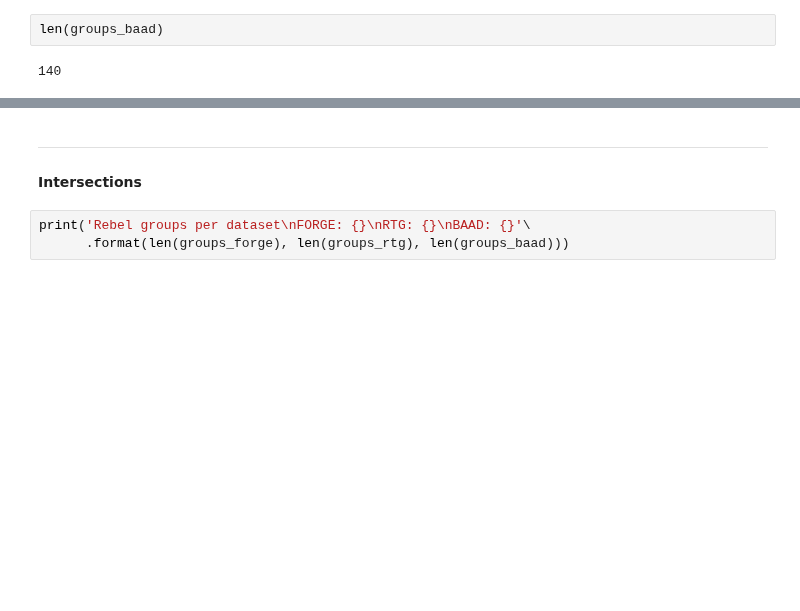
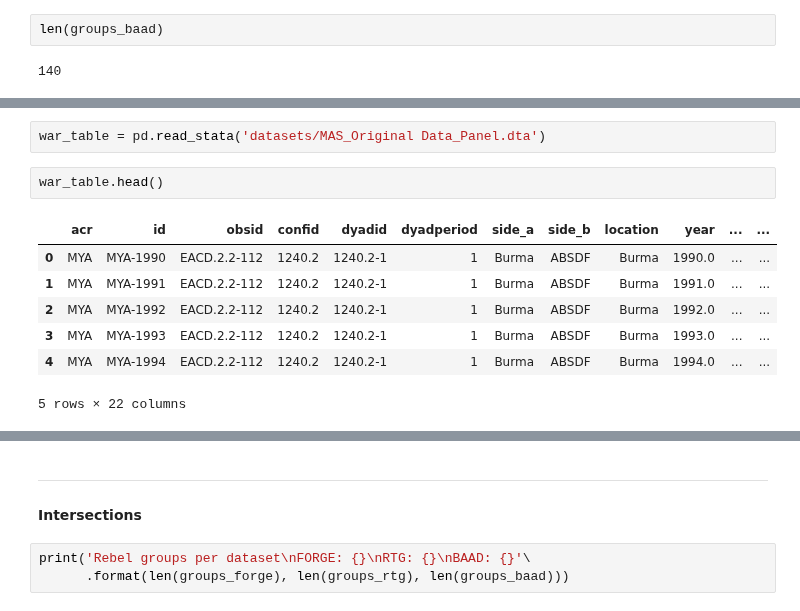
Before and after one commit to pedrohserrano/insurgency-groups-and-EU-policy, a Jupyter notebook: Integration.ipynb, the cells around one changed output, grey strips where cells are left out. Cells and saved outputs as stored; diff of their text form; blank space fills up the shorter version.

Commit message:
steward data added

```diff
--- a/Integration.ipynb
+++ b/Integration.ipynb
@@ -242,0 +411,12 @@ len(groups_baad)
+# %%
+war_table = pd.read_stata('datasets/MAS_Original Data_Panel.dta')
+# %%
+war_table.head()
+# %% [output]
+|  | acr | id | obsid | confid | dyadid | dyadperiod | side_a | side_b | location | year | ... | ... |
+| 0 | MYA | MYA-1990 | EACD.2.2-112 | 1240.2 | 1240.2-1 | 1 | Burma | ABSDF | Burma | 1990.0 | ... | ... |
+| 1 | MYA | MYA-1991 | EACD.2.2-112 | 1240.2 | 1240.2-1 | 1 | Burma | ABSDF | Burma | 1991.0 | ... | ... |
+| 2 | MYA | MYA-1992 | EACD.2.2-112 | 1240.2 | 1240.2-1 | 1 | Burma | ABSDF | Burma | 1992.0 | ... | ... |
+| 3 | MYA | MYA-1993 | EACD.2.2-112 | 1240.2 | 1240.2-1 | 1 | Burma | ABSDF | Burma | 1993.0 | ... | ... |
+| 4 | MYA | MYA-1994 | EACD.2.2-112 | 1240.2 | 1240.2-1 | 1 | Burma | ABSDF | Burma | 1994.0 | ... | ... |
+5 rows × 22 columns
```
Also changed, not shown: parts of 27 cells of this notebook, 42 other files.
